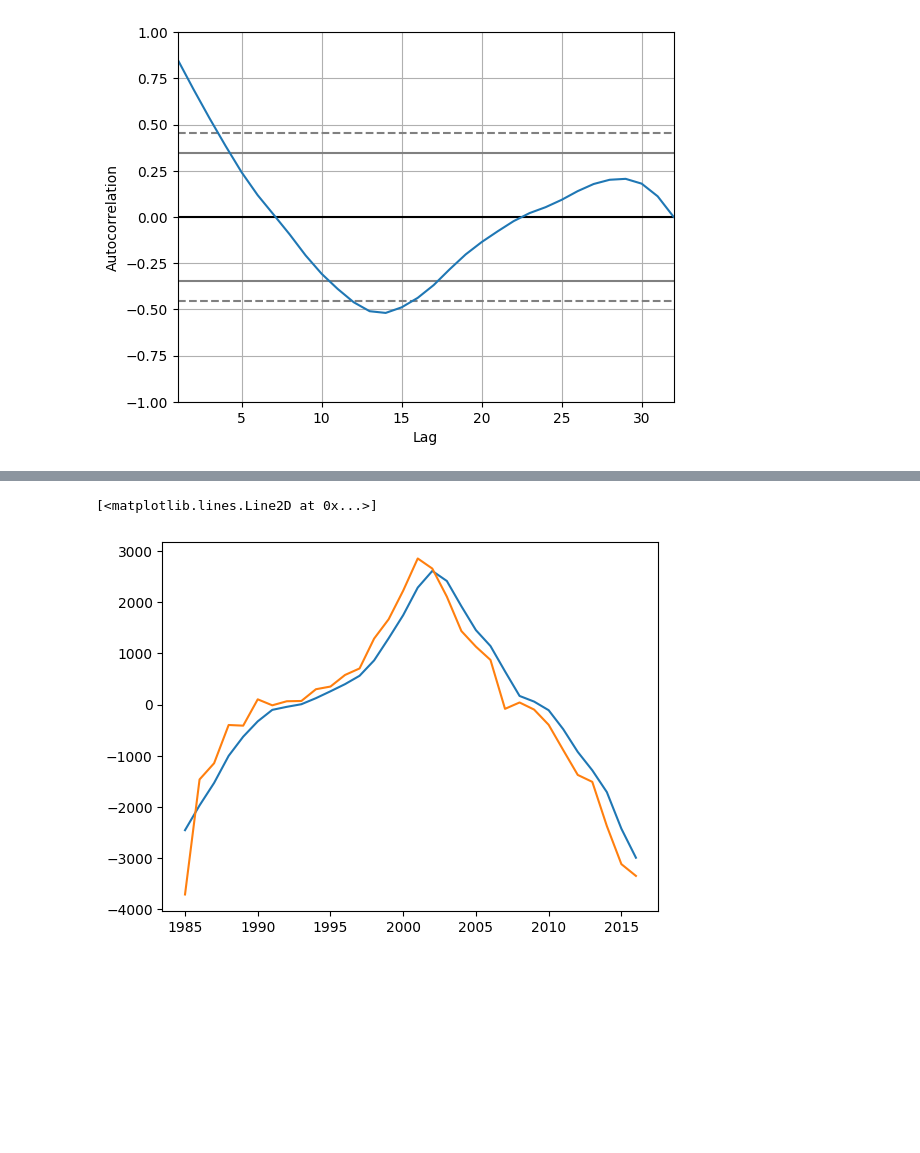
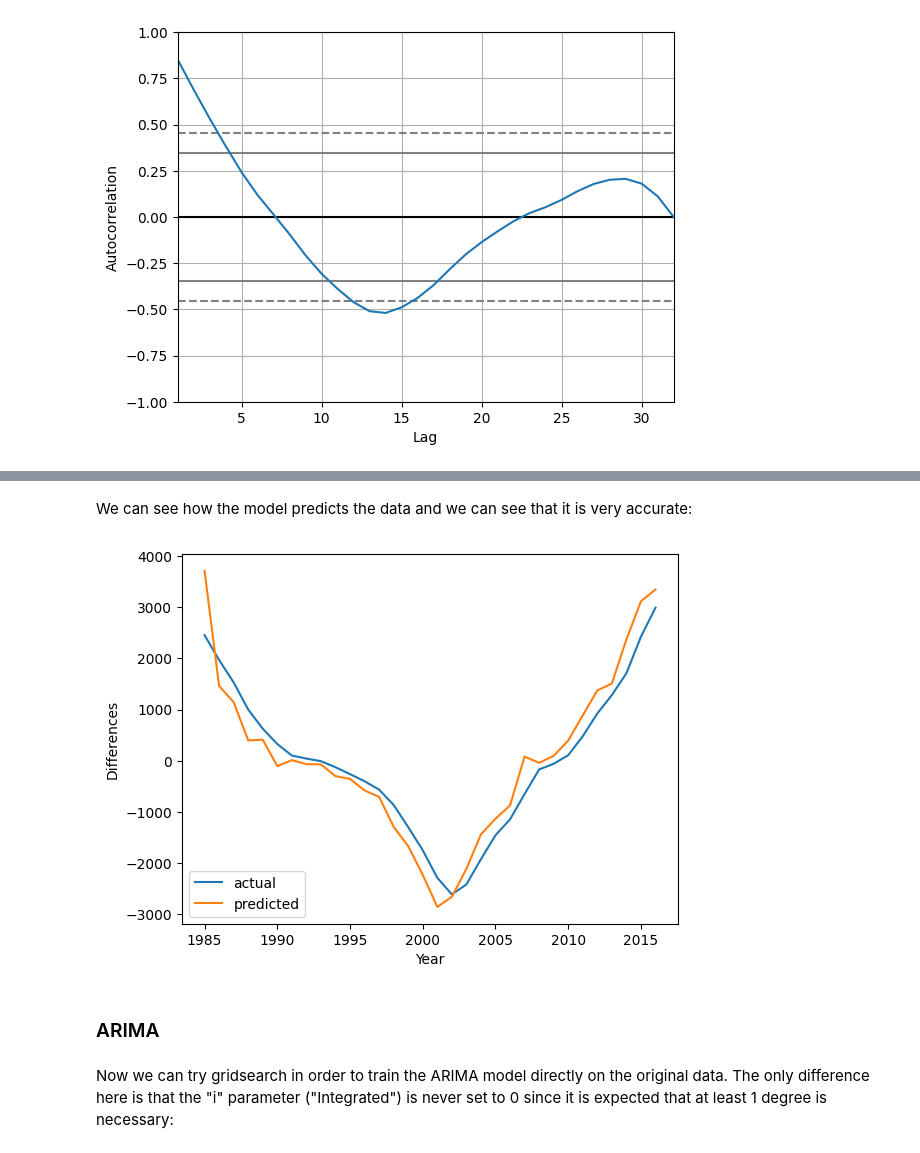
Before and after one commit to angrytako/time-series-university, a Jupyter notebook: project1.ipynb, the cells around one changed output, grey strips where cells are left out. Saved outputs shown, nothing was run; the diff lists cells and outputs as text; code cells hidden in the pictures; blank space fills up the shorter version.

```diff
--- a/project1.ipynb
+++ b/project1.ipynb
@@ -35,4 +83,4 @@ lr.fit(np.array(fees['Academic.Year']).reshape(-1,1),fees['Total....'])
 # %%
-differemces_with_lr = lr.predict(np.array(fees['Academic.Year']).reshape(-1,1))-np.array(fees['Total....'])
+differemces_with_lr = np.array(fees['Total....']) - lr.predict(np.array(fees['Academic.Year']).reshape(-1,1))
 # %%
 plt.plot(np.array(fees['Academic.Year']),differemces_with_lr)
@@ -47,3 +102,3 @@ autocorrelation_plot(differemces_with_lr)
 # %%
-param_grid_sup_arima ={'ar': [0, 1,2,3],"i":[0,1,2], 'ma': [0, 1,2,3]}
+param_grid_sup_arima ={'ar': [0, 1,2,3,4,5],"i":[0,1,2], 'ma': [0, 1,2,3,4,5]}
 # %%
@@ -92,9 +161,18 @@ Warnings:
+# %% [markdown]
+We can see how the model predicts the data and we can see that it is very accurate:
 # %%
-plt.plot(np.array(fees['Academic.Year']),differemces_with_lr)
-plt.plot(np.array(fees['Academic.Year']),best_model_sup_arima.predict(1,len(fees['Academic.Year'])))
+plt.plot(np.array(fees['Academic.Year']),differemces_with_lr, label="actual")
+plt.plot(np.array(fees['Academic.Year']),best_model_sup_arima.predict(1,len(fees['Academic.Year'])), label="predicted")
+plt.xlabel("Year")
+plt.ylabel("Differences")
+plt.legend()
+plt.show()
 # %% [output]
-[<matplotlib.lines.Line2D at 0x...>]
-[figure, old version]
+[figure, new version]
+# %% [markdown]
+### ARIMA
+# %% [markdown]
+Now we can try gridsearch in order to train the ARIMA model directly on the original data. The only difference here is that the "i" parameter ("Integrated") is never set to 0 since it is expected that at least 1 degree is necessary:
 # %%
 fused_predictions = lr.predict(np.array(fees['Academic.Year']).reshape(-1,1))+best_model_sup_arima.predict(1,len(fees['Academic.Year']))
 # %%
```
Also changed, not shown: parts of 73 cells of this notebook, 3 other files.
